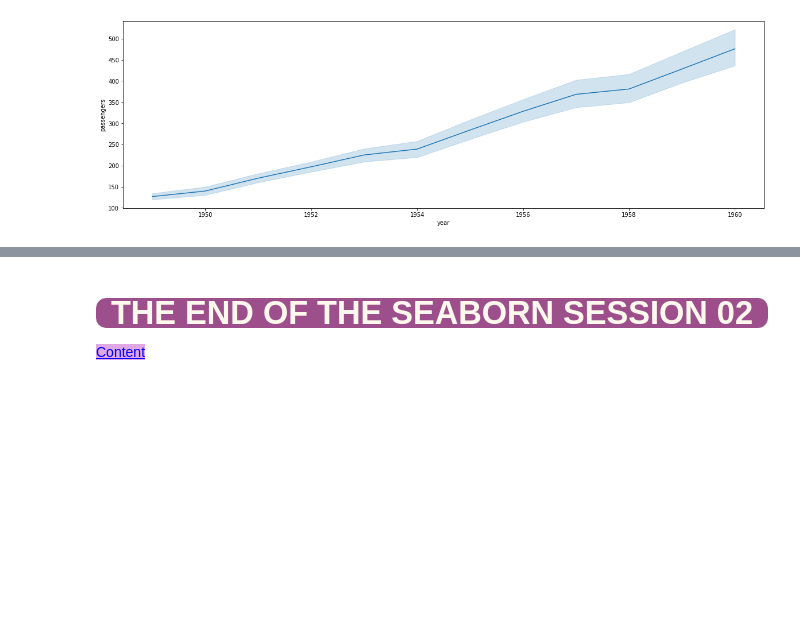
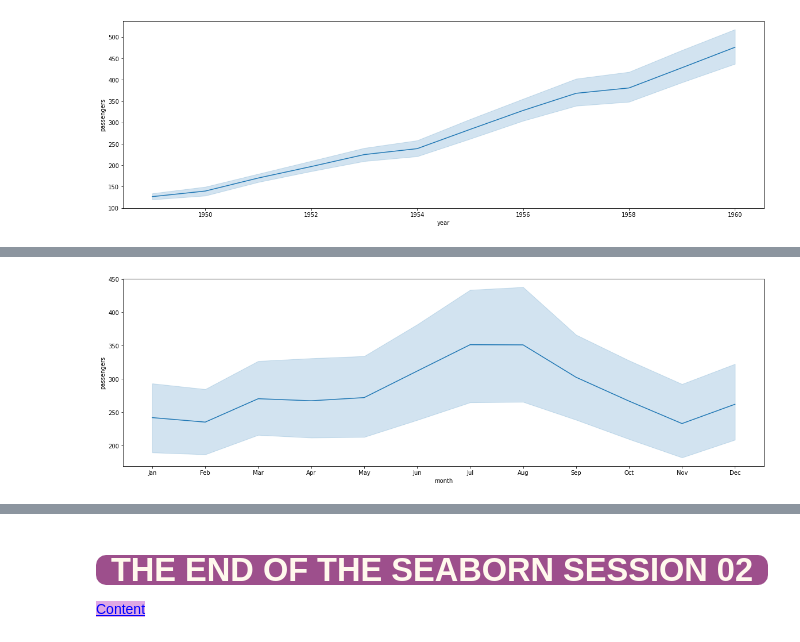
Before and after one commit to Bir01/02_DATA_SCIENCE_DATA_ANALYTICS_MODULE, a Jupyter notebook: 3- Classes_Labs/3. DVwPY/DVwPy_S04_Seaborn_Part02-Student-Copy1.ipynb, the cells around one changed output, grey strips where cells are left out. Cells and saved outputs as stored; diff of their text form; code cells hidden in the pictures; blank space fills up the shorter version.

```diff
--- a/3- Classes_Labs/3. DVwPY/DVwPy_S04_Seaborn_Part02-Student-Copy1.ipynb
+++ b/3- Classes_Labs/3. DVwPY/DVwPy_S04_Seaborn_Part02-Student-Copy1.ipynb
@@ -1089,0 +1160,5 @@ sns.lineplot(data=flights, x="year", y="passengers");
+# %%
+plt.figure(figsize=(20,6))
+sns.lineplot(x=f_sum1.month,y=f_sum1.passengers);      #burasi mean i döndürdü
+# %% [output]
+[figure, added]
```
Also changed, not shown: parts of 19 cells of this notebook, 1 other file.
